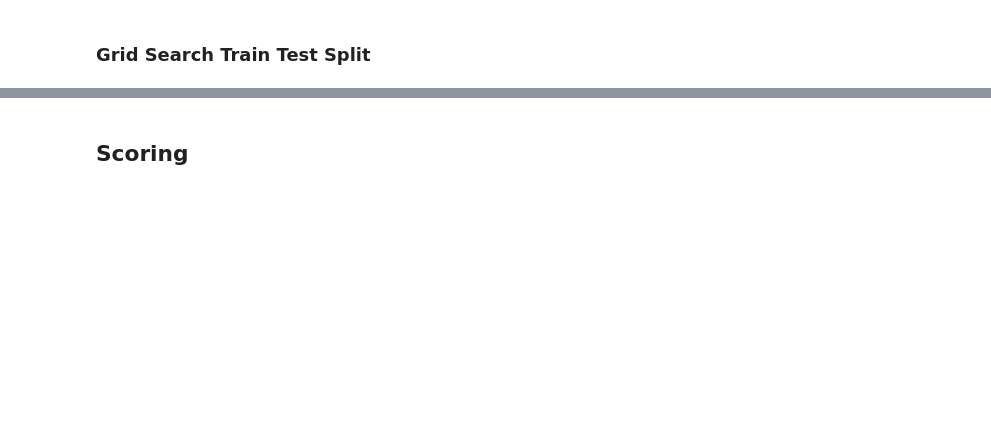
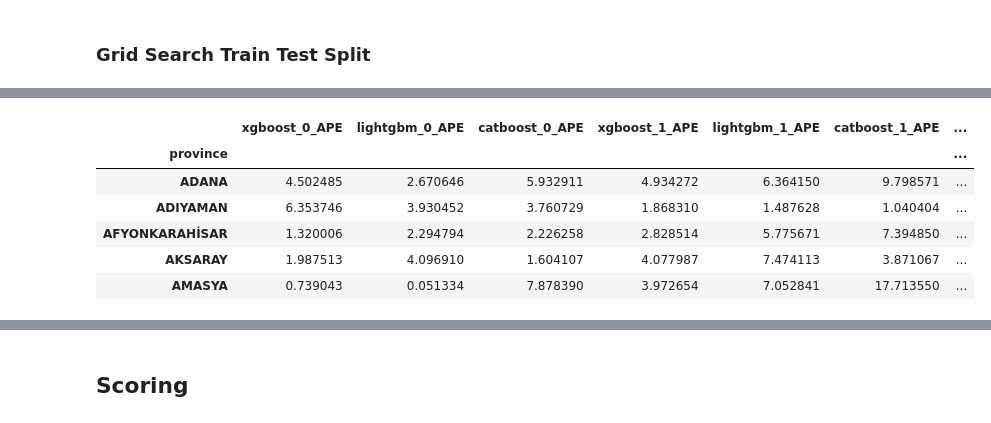
Before and after one commit to dberkerdem/diesel_consumption_prediction, a Jupyter notebook: model_pipeline.tail.ipynb, the cells around one changed output, grey strips where cells are left out. Saved outputs shown, nothing was run; the diff lists cells and outputs as text; code cells hidden in the pictures; blank space fills up the shorter version.

```diff
--- a/model_pipeline.tail.ipynb
+++ b/model_pipeline.tail.ipynb
@@ -258,0 +49,7 @@ R-S for catboost is done.
+# %%
+# Load optimization pipeline parameters
+optimization_pipeline_params = json.load(open('configs/optimization_pipeline.json'))
+estimator_list = ["xgboost","lightgbm","catboost"]
+# %%
+X_train, y_train, X_test, y_test = dp.ts_train_test_split(data=main_train.reset_index(),
+                                                        **optimization_pipeline_params["train_test_split"])
@@ -258,0 +324,10 @@ R-S for catboost is done.
+# %%
+scoring_df.head()
+# %% [output]
+|  | xgboost_0_APE | lightgbm_0_APE | catboost_0_APE | xgboost_1_APE | lightgbm_1_APE | catboost_1_APE | ... |
+| province |  |  |  |  |  |  | ... |
+| ADANA | 4.502485 | 2.670646 | 5.932911 | 4.934272 | 6.364150 | 9.798571 | ... |
+| ADIYAMAN | 6.353746 | 3.930452 | 3.760729 | 1.868310 | 1.487628 | 1.040404 | ... |
+| AFYONKARAHİSAR | 1.320006 | 2.294794 | 2.226258 | 2.828514 | 5.775671 | 7.394850 | ... |
+| AKSARAY | 1.987513 | 4.096910 | 1.604107 | 4.077987 | 7.474113 | 3.871067 | ... |
+| AMASYA | 0.739043 | 0.051334 | 7.878390 | 3.972654 | 7.052841 | 17.713550 | ... |
```
Also changed, not shown: parts of 15 cells of this notebook, 10 other files.
